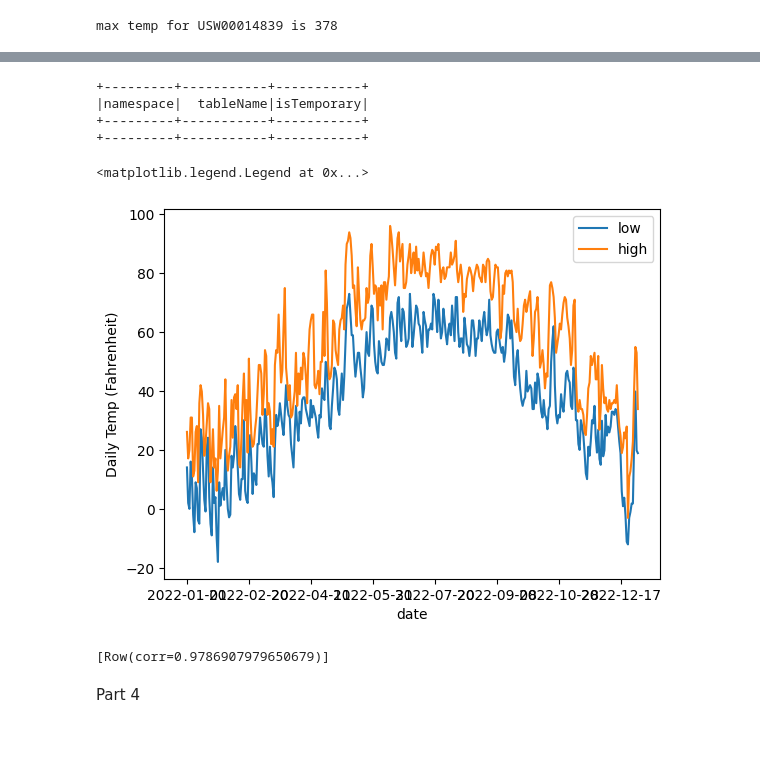
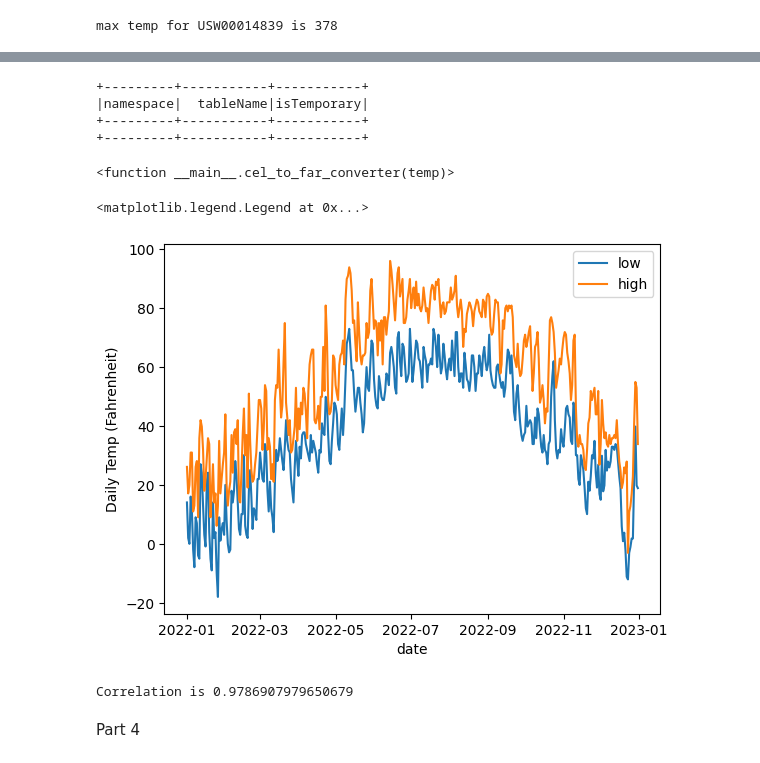
Before and after one commit to cs544-wisc/f23, a Jupyter notebook: p6/nb/p5.ipynb, the cells around one changed output, grey strips where cells are left out. Drawn from its saved outputs; the diff is of its cells as text; code cells hidden in the pictures.

```diff
--- a/p6/nb/p5.ipynb
+++ b/p6/nb/p5.ipynb
@@ -277,47 +244,70 @@ spark.catalog.cacheTable("weather2022")
+# %%
+spark = (SparkSession.builder
+         .appName("cassandra-connector")
+         .config("spark.driver.allowMultipleContexts", "true")
+         .config("spark.jars.packages", "com.datastax.spark:spark-cassandra-connector_2.12:3.2.0")
+         .config("spark.sql.extensions", "com.datastax.spark.connector.CassandraSparkExtensions")
+         .config("spark.cassandra.connection.host", "p6_db_3,p6_db_2,p6_db_1")  # Cassandra nodes
+         .config("spark.cassandra.connection.port", "9042")  # Cassandra port
+         .getOrCreate())
+# %%
+# Load all the data
+cassandra_df = spark.read \
+    .format("org.apache.spark.sql.cassandra") \
+    .options(table="stations", keyspace="weather") \
+    .load()
+
+# Create a temp view of the 2022 data and cache it
+only_22_df = cassandra_df.filter(cassandra_df["date"].like("%2022%"))
+only_22_view = only_22_df.createOrReplaceTempView("weather2022")
+spark.table("weather2022").cache()
+spark.sql("show tables").show()
+# %% [output]
++---------+-----------+-----------+
+|namespace|  tableName|isTemporary|
++---------+-----------+-----------+
++---------+-----------+-----------+
 # %%
-def celsius_to_farehneith(temp):
-    return float((0.1 * temp) * 9.0/5.0 + 32.0)
+# Register the UDF
+def cel_to_far_converter(temp):
+    return float((temp * 0.1) * 9.0/5.0 + 32.0)
 
-temp_udf = udf(lambda t : celsius_to_farehneith(t))
-spark.udf.register("temp_convert_udf", temp_udf)
-
-spark.sql("show tables").show()
+spark.udf.register("cel_to_far", cel_to_far_converter)
 # %% [output]
-+---------+-----------+-----------+
-|namespace|  tableName|isTemporary|
-+---------+-----------+-----------+
-+---------+-----------+-----------+
+<function __main__.cel_to_far_converter(temp)>
 # %%
 data = spark.sql("""
-SELECT id, date, temp_convert_udf(tmin) as min_temp, temp_convert_udf(tmax) as max_temp
+SELECT id, date, cel_to_far(record.tmin) as min_temp, cel_to_far(record.tmax) as max_temp
 FROM weather2022
 WHERE id = "USW00014837"
 """).toPandas()
 
-data["min_temp"]= data['min_temp'].astype(float)
+data["min_temp"]= data['min_temp'].astype(float) #for plotting
 data['max_temp'] = data['max_temp'].astype(float)
 
 fig = data.plot.line(x = "date", y = ["min_temp", "max_temp"], ylabel = "Daily Temp (Fahrenheit)")
 fig.legend(["low", "high"])
 # %% [output]
 <matplotlib.legend.Legend at 0x...>
-[figure, old version]
+[figure, new version]
 # %%
-df1 = spark.sql("""
-SELECT id, temp_convert_udf(tmax) as temp_max
+station1 = spark.sql("""
+SELECT id, cel_to_far(record.tmax) as temp_max
 FROM weather2022
 WHERE id = "USW00014837"
 """).toPandas()
 
-df2 = spark.sql("""
-SELECT id, temp_convert_udf(tmax) as temp_max
+station2 = spark.sql("""
+SELECT id, cel_to_far(record.tmax) as temp_max
 FROM weather2022
 WHERE id = "USW00014839"
 """).toPandas()
 
-df3 = spark.createDataFrame(zip(df1["temp_max"], df2["temp_max"]), ["df", "df2"])
-df3.agg(corr("df", "df2").alias("corr")).collect()
+combined_maxes = spark.createDataFrame(zip(station1["temp_max"], station2["temp_max"]), ["station1", "station2"])
+coor_row = combined_maxes.agg(corr("station1", "station2").alias("corr")).collect()
+coor_val = list(coor_row[0])[0]
+print("Correlation is", coor_val)
 # %% [output]
-[Row(corr=0.9786907979650679)]
+Correlation is 0.9786907979650679
 # %% [markdown]
 Part 4
```
Also changed, not shown: parts of 32 cells of this notebook, 3 other files.
